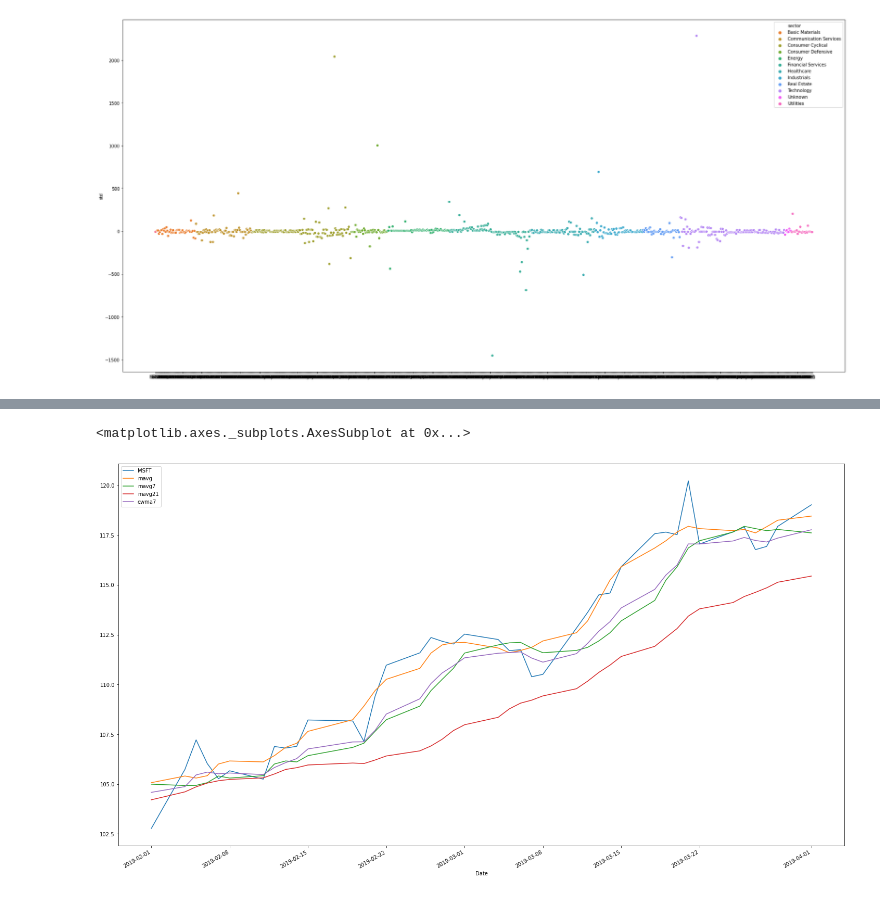
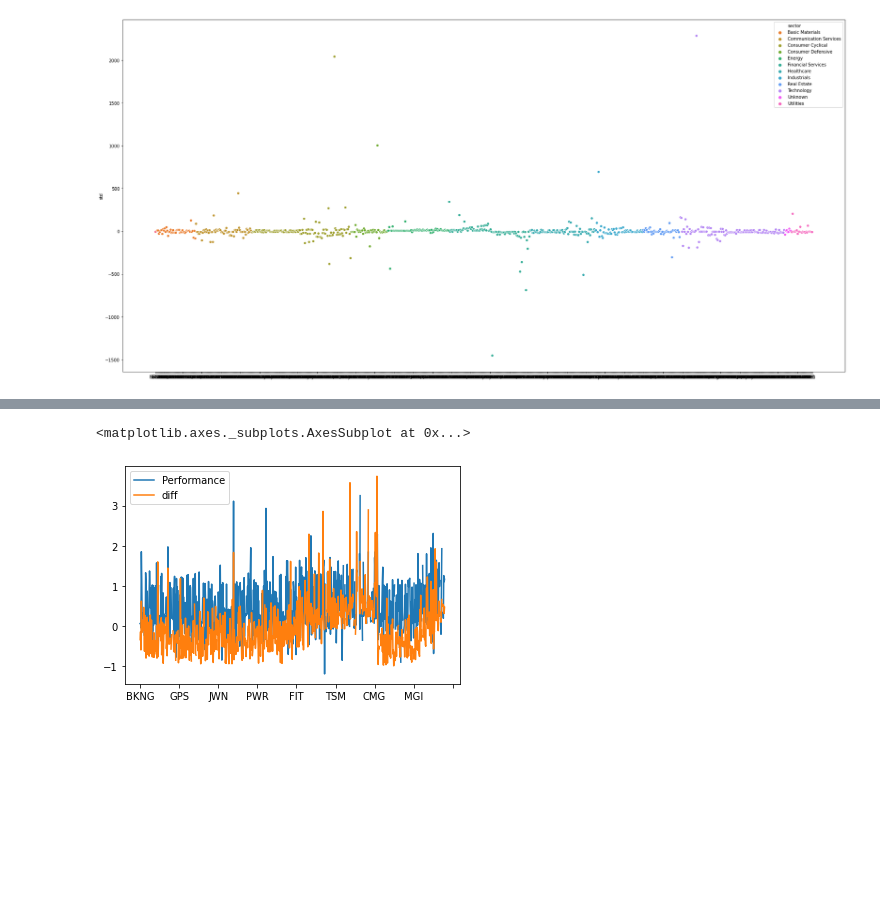
Before and after one commit to wonka929/Revolut_trading, a Jupyter notebook: Stock prices download.ipynb, the cells around one changed output, grey strips where cells are left out. Drawn from its saved outputs; the diff is of its cells as text; code cells hidden in the pictures; blank space fills up the shorter version.

```diff
--- a/Stock prices download.ipynb
+++ b/Stock prices download.ipynb
@@ -257,8 +202,3 @@ MSFT['mavg'].plot()
-# %%
-MSFT['02/01/2019':'04/01/2019'].plot(figsize=(25,15))
-# %% [output]
-<matplotlib.axes._subplots.AxesSubplot at 0x...>
-[figure, removed]
 # %%
 def get_stock_data(df, stocksimbol):
     df = df.xs(stocksimbol, axis=1, level = 1, drop_level=True)
@@ -310,3 +267,6 @@ for symbol in tqdm(data.columns.get_level_values(1).unique().values):
 # %%
-scores = pd.DataFrame(score, index=name)
-scores.rename(columns={0:'Performance'}, inplace=True)
+scores.rename(columns={0:'diff'}, inplace=True)
+scores[['Performance','diff']].plot()
+# %% [output]
+<matplotlib.axes._subplots.AxesSubplot at 0x...>
+[figure, added]
```
Also changed, not shown: parts of 16 cells of this notebook, 23 other files.
